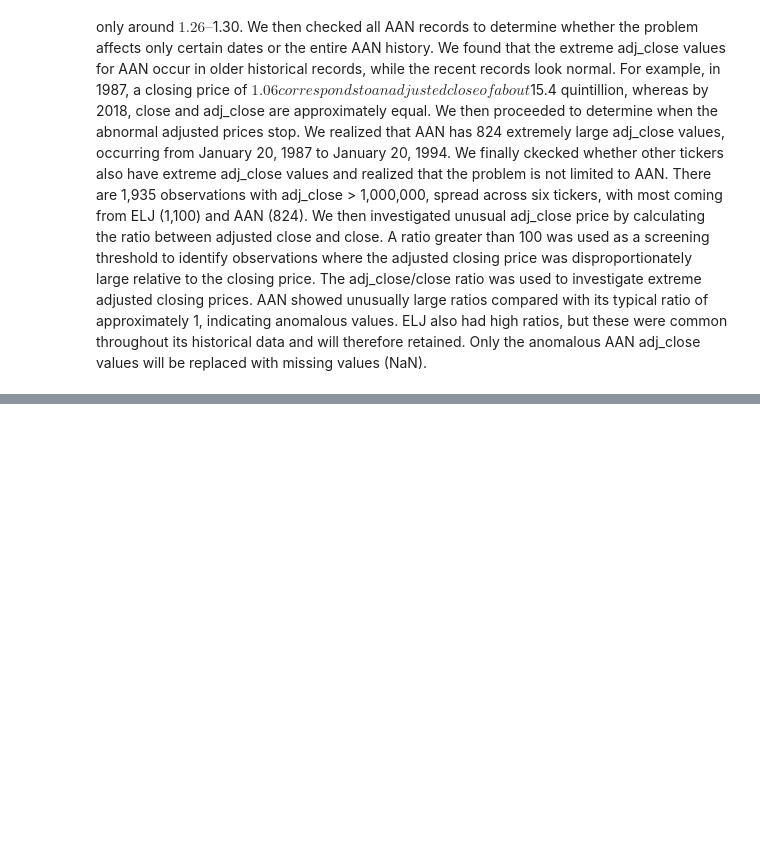
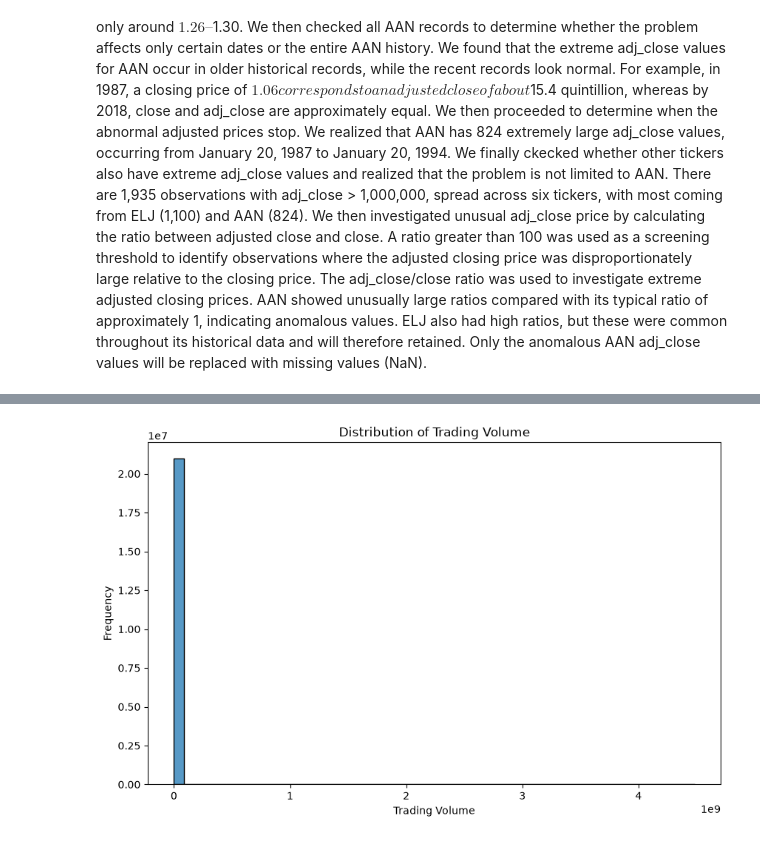
Before and after one commit to Yvesangwa/DAAI_projects, a Jupyter notebook: Project_1_EDA_Stock_Market_Data/EDA_Historical_Data_Stock_Market.ipynb, the cells around one changed output, grey strips where cells are left out. Saved outputs shown, nothing was run; the diff lists cells and outputs as text; code cells hidden in the pictures; blank space fills up the shorter version.

```diff
--- a/Project_1_EDA_Stock_Market_Data/EDA_Historical_Data_Stock_Market.ipynb
+++ b/Project_1_EDA_Stock_Market_Data/EDA_Historical_Data_Stock_Market.ipynb
@@ -598,0 +613,13 @@ The extreme adj_close values are concentrated in ticker AAN, while the actual cl
+# %%
+# Volume histogram
+
+plt.figure(figsize=(10, 6))
+
+sns.histplot(stock_price_data["volume"], bins=50)
+
+plt.title("Distribution of Trading Volume")
+plt.xlabel("Trading Volume")
+plt.ylabel("Frequency")
+plt.show()
+# %% [output]
+[figure, added]
```
Also changed, not shown: parts of 7 cells of this notebook.
